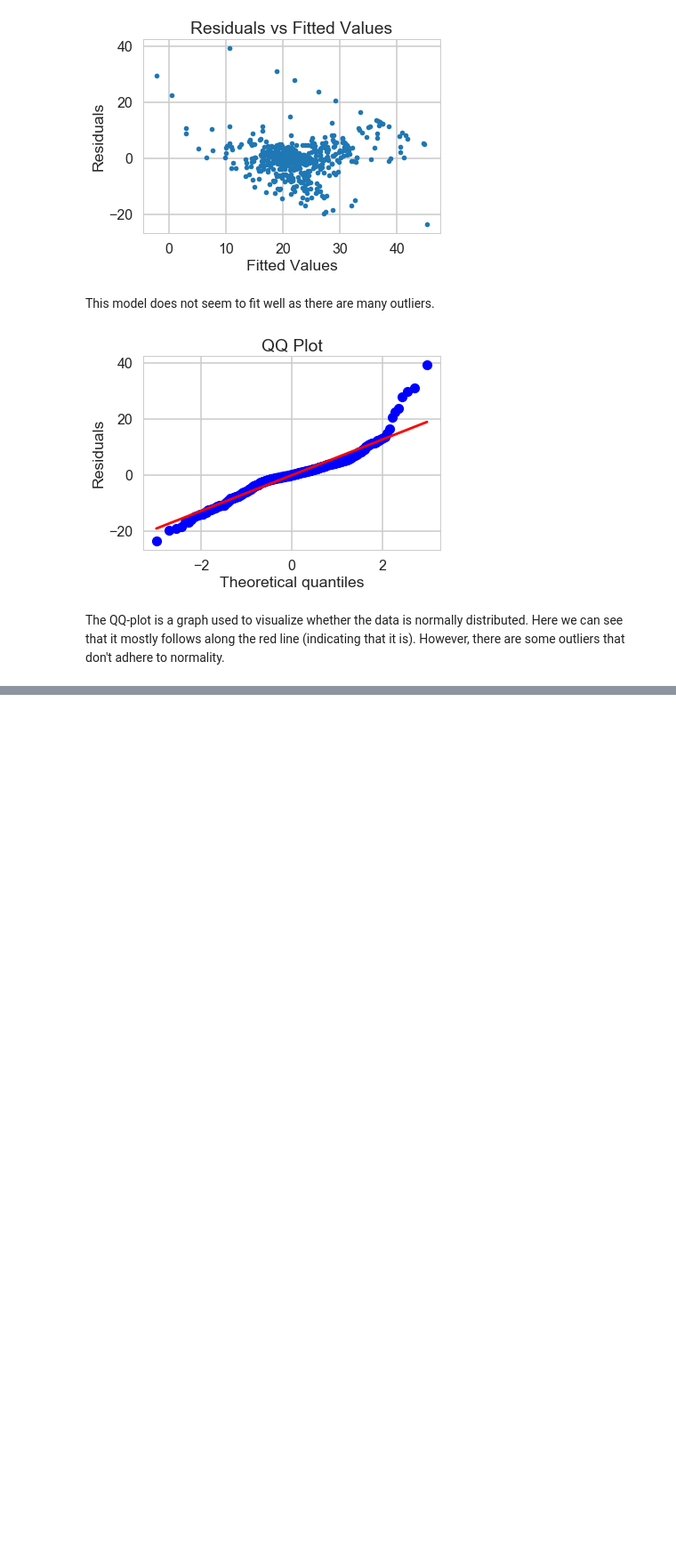
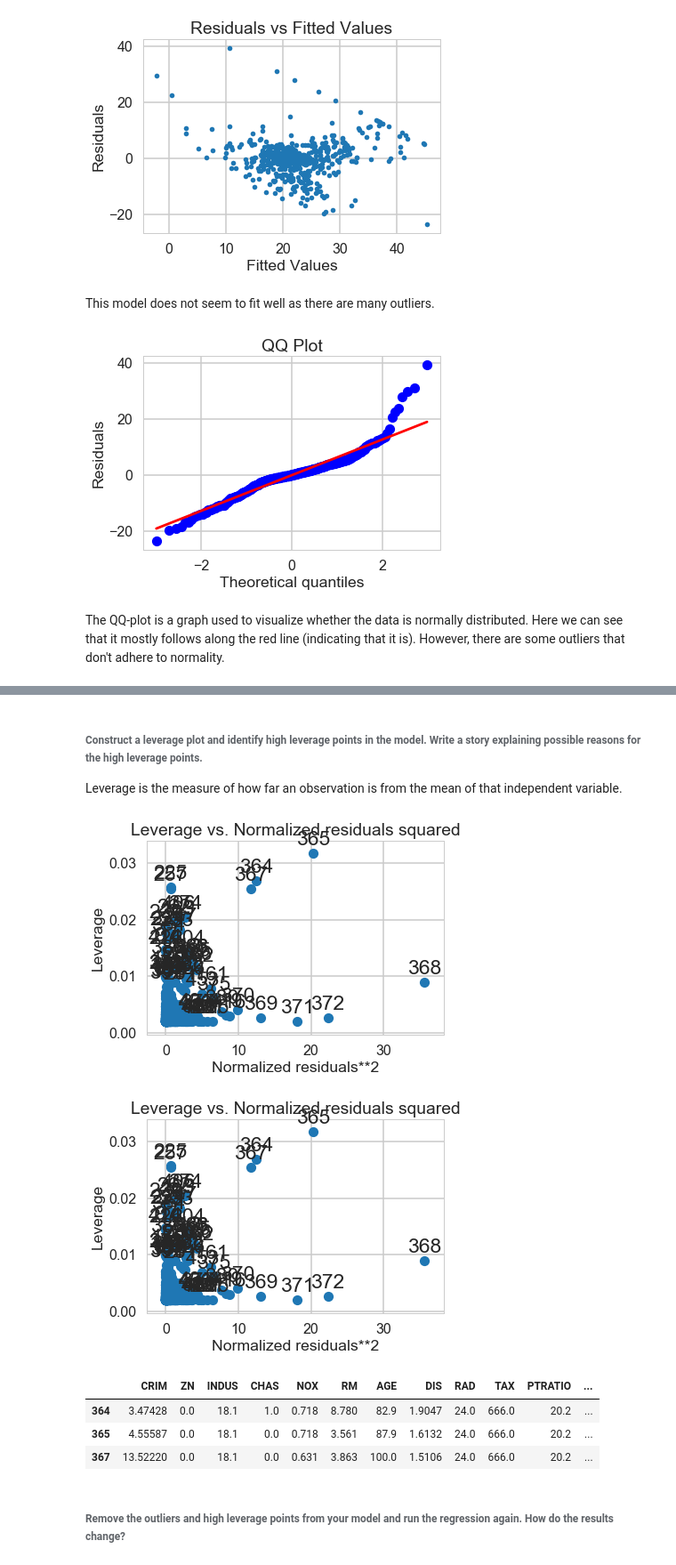
Before and after one commit to cisco3775/Linear-Regression-Using-Boston-Housing-Data-Set, a Jupyter notebook: Mini_Project_Linear_Regression.ipynb, the cells around one changed output, grey strips where cells are left out. Shown at 89% size. Saved outputs shown, nothing was run; the diff lists cells and outputs as text; code cells hidden in the pictures; blank space fills up the shorter version.

```diff
--- a/Mini_Project_Linear_Regression.ipynb
+++ b/Mini_Project_Linear_Regression.ipynb
@@ -842,0 +875,19 @@ The QQ-plot is a graph used to visualize whether the data is normally distribute
+# %% [markdown]
+###### Construct a leverage plot and identify high leverage points in the model. Write a story explaining possible reasons for the high leverage points.
+
+Leverage is the measure of how far an observation is from the mean of that independent variable.
+# %%
+plot_leverage_resid2(m)
+# %% [output]
+[figure, added]
+[figure, added]
+# %%
+# All information for the 3 legible leverage points
+bos.iloc[[364,365,367]]
+# %% [output]
+|  | CRIM | ZN | INDUS | CHAS | NOX | RM | AGE | DIS | RAD | TAX | PTRATIO | ... |
+| 364 | 3.47428 | 0.0 | 18.1 | 1.0 | 0.718 | 8.780 | 82.9 | 1.9047 | 24.0 | 666.0 | 20.2 | ... |
+| 365 | 4.55587 | 0.0 | 18.1 | 0.0 | 0.718 | 3.561 | 87.9 | 1.6132 | 24.0 | 666.0 | 20.2 | ... |
+| 367 | 13.52220 | 0.0 | 18.1 | 0.0 | 0.631 | 3.863 | 100.0 | 1.5106 | 24.0 | 666.0 | 20.2 | ... |
+# %% [markdown]
+###### Remove the outliers and high leverage points from your model and run the regression again. How do the results change?
```
Also changed, not shown: parts of 11 cells of this notebook.
